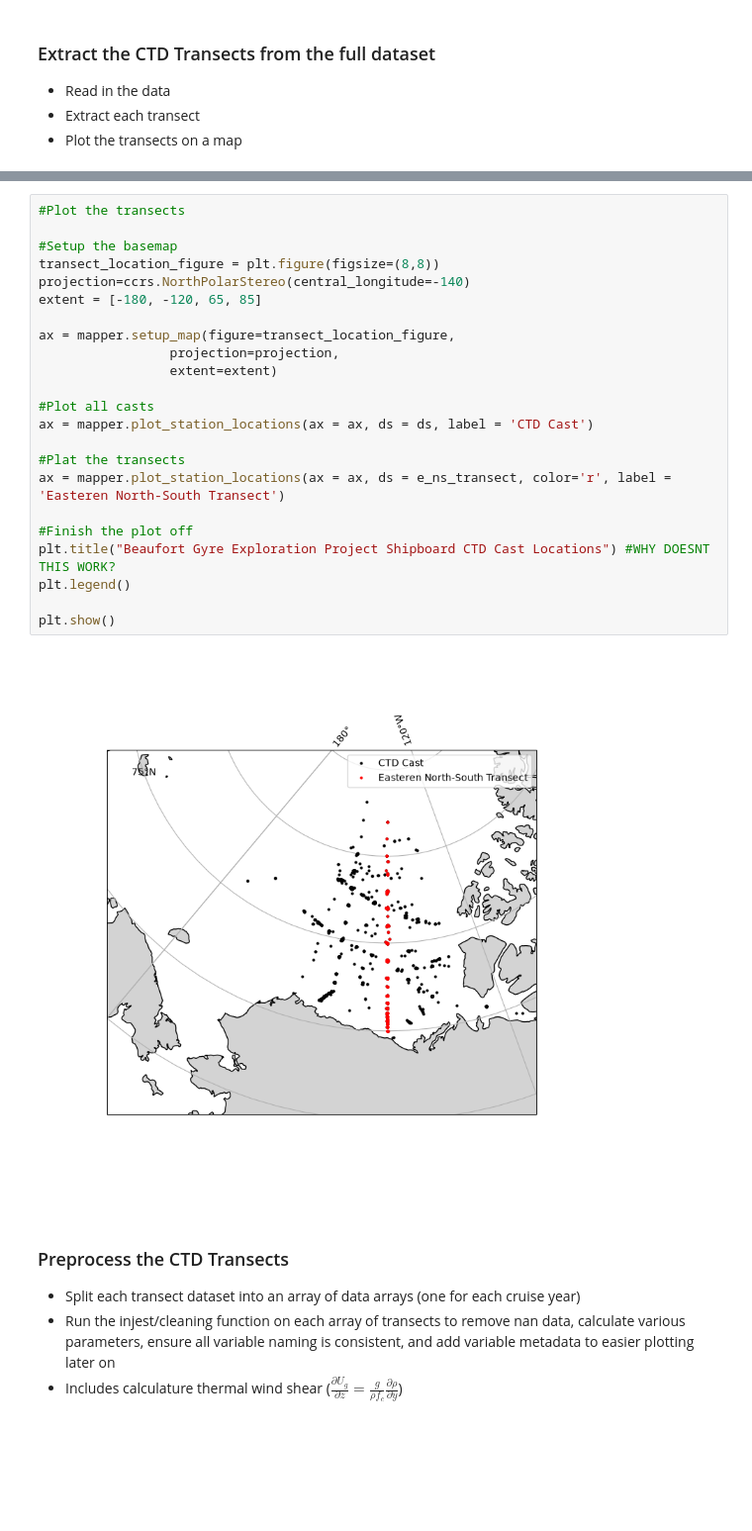
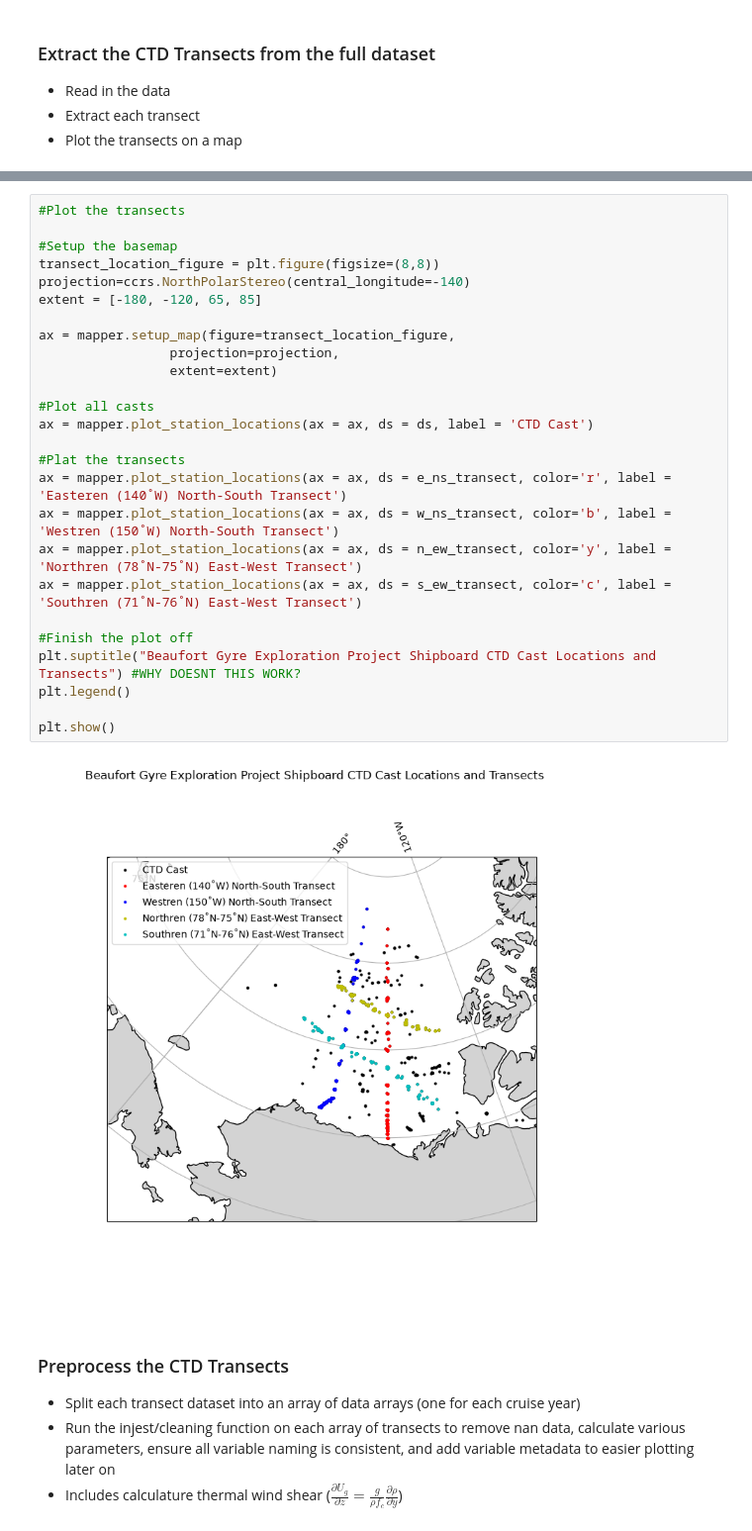
Before and after one commit to ben-sprague/3D-TEA-BAG, a Jupyter notebook: geo_vel.ipynb, the cells around one changed output, grey strips where cells are left out. Shown at 99% size. Cells and saved outputs as stored; diff of their text form; blank space fills up the shorter version.

Commit message:
Add slicing of all four transects

```diff
--- a/geo_vel.ipynb
+++ b/geo_vel.ipynb
@@ -42,28 +125,31 @@ e_ns_transect = dsops.var_slice(ds, 'lon', -140.5, -139.5)
 # %%
 #Plot the transects
 
 #Setup the basemap
 transect_location_figure = plt.figure(figsize=(8,8))
 projection=ccrs.NorthPolarStereo(central_longitude=-140)
 extent = [-180, -120, 65, 85]
 
 ax = mapper.setup_map(figure=transect_location_figure,
                  projection=projection,
                  extent=extent)
 
 #Plot all casts
 ax = mapper.plot_station_locations(ax = ax, ds = ds, label = 'CTD Cast')
 
 #Plat the transects
-ax = mapper.plot_station_locations(ax = ax, ds = e_ns_transect, color='r', label = 'Easteren North-South Transect')
+ax = mapper.plot_station_locations(ax = ax, ds = e_ns_transect, color='r', label = 'Easteren (140˚W) North-South Transect')
+ax = mapper.plot_station_locations(ax = ax, ds = w_ns_transect, color='b', label = 'Westren (150˚W) North-South Transect')
+ax = mapper.plot_station_locations(ax = ax, ds = n_ew_transect, color='y', label = 'Northren (78˚N-75˚N) East-West Transect')
+ax = mapper.plot_station_locations(ax = ax, ds = s_ew_transect, color='c', label = 'Southren (71˚N-76˚N) East-West Transect')
 
 #Finish the plot off
-plt.title("Beaufort Gyre Exploration Project Shipboard CTD Cast Locations") #WHY DOESNT THIS WORK?
+plt.suptitle("Beaufort Gyre Exploration Project Shipboard CTD Cast Locations and Transects") #WHY DOESNT THIS WORK?
 plt.legend()
 
 plt.show()
 # %% [output]
-[figure, old version]
+[figure, new version]
 # %% [markdown]
 ### Preprocess the CTD Transects
 * Split each transect dataset into an array of data arrays (one for each cruise year)
```
Also changed, not shown: parts of 3 cells of this notebook.
